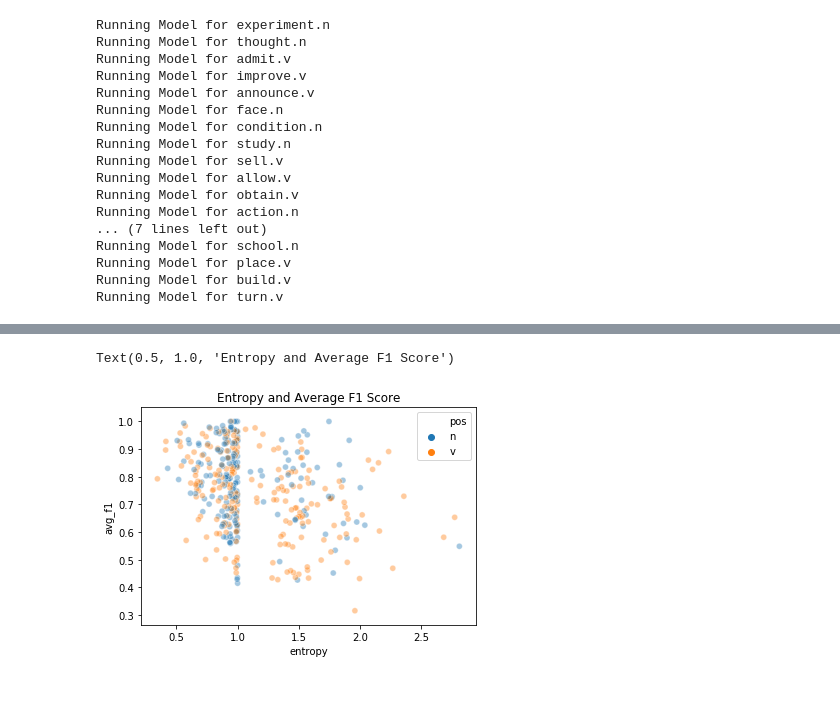
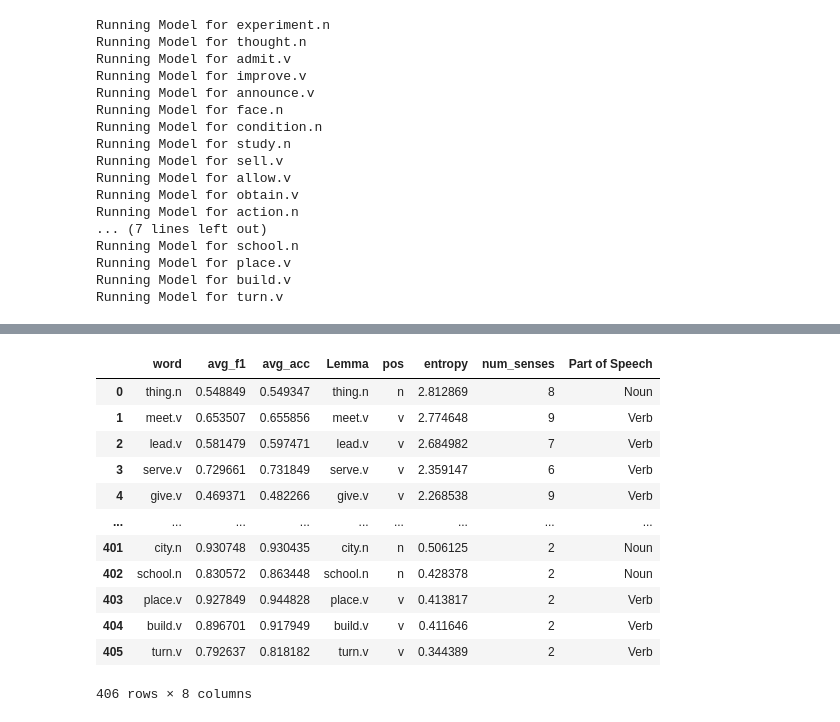
Before and after one commit to sathvikn/bert-wordsense, a Jupyter notebook: codebase/notebooks/wsd-all.ipynb, the cells around one changed output, grey strips where cells are left out. Saved outputs shown, nothing was run; the diff lists cells and outputs as text; code cells hidden in the pictures; blank space fills up the shorter version.

```diff
--- a/codebase/notebooks/wsd-all.ipynb
+++ b/codebase/notebooks/wsd-all.ipynb
@@ -226,6 +231,17 @@ Text(0.5, 1, 'Number of Senses and Average F1 Score')
-# %%
-sns.scatterplot(x = 'entropy', y = 'avg_f1', hue = 'pos', data = model_perf, alpha = 0.4)
-plt.title("Entropy and Average F1 Score")
-# %% [output]
-Text(0.5, 1.0, 'Entropy and Average F1 Score')
-[figure, removed]
+# %%
+model_perf['Part of Speech'] = model_perf['pos'].replace({'n': "Noun", 'v': 'Verb'})
+model_perf
+# %% [output]
+|  | word | avg_f1 | avg_acc | Lemma | pos | entropy | num_senses | Part of Speech |
+| 0 | thing.n | 0.548849 | 0.549347 | thing.n | n | 2.812869 | 8 | Noun |
+| 1 | meet.v | 0.653507 | 0.655856 | meet.v | v | 2.774648 | 9 | Verb |
+| 2 | lead.v | 0.581479 | 0.597471 | lead.v | v | 2.684982 | 7 | Verb |
+| 3 | serve.v | 0.729661 | 0.731849 | serve.v | v | 2.359147 | 6 | Verb |
+| 4 | give.v | 0.469371 | 0.482266 | give.v | v | 2.268538 | 9 | Verb |
+| ... | ... | ... | ... | ... | ... | ... | ... | ... |
+| 401 | city.n | 0.930748 | 0.930435 | city.n | n | 0.506125 | 2 | Noun |
+| 402 | school.n | 0.830572 | 0.863448 | school.n | n | 0.428378 | 2 | Noun |
+| 403 | place.v | 0.927849 | 0.944828 | place.v | v | 0.413817 | 2 | Verb |
+| 404 | build.v | 0.896701 | 0.917949 | build.v | v | 0.411646 | 2 | Verb |
+| 405 | turn.v | 0.792637 | 0.818182 | turn.v | v | 0.344389 | 2 | Verb |
+406 rows × 8 columns
```
Also changed, not shown: parts of 4 cells of this notebook.
